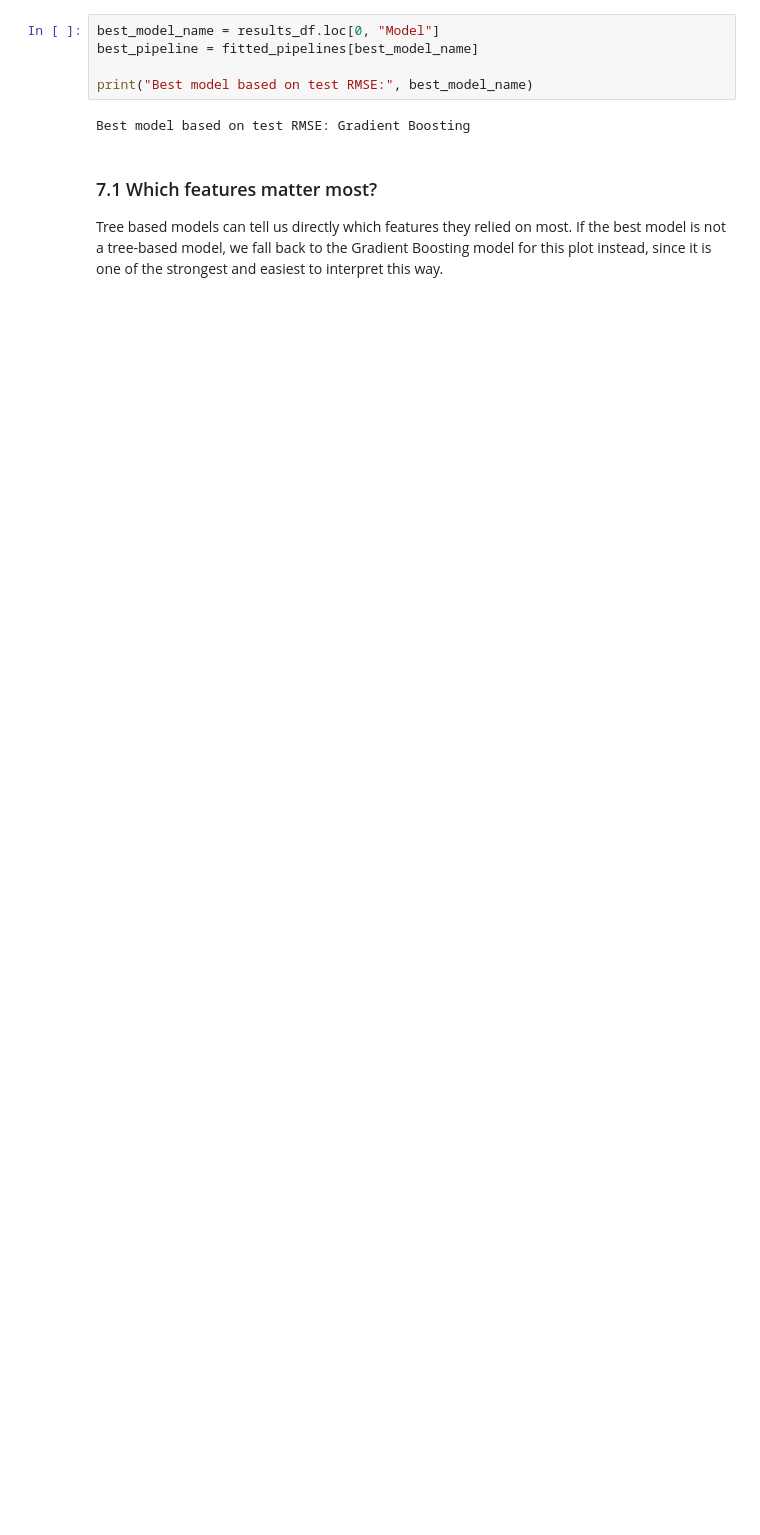
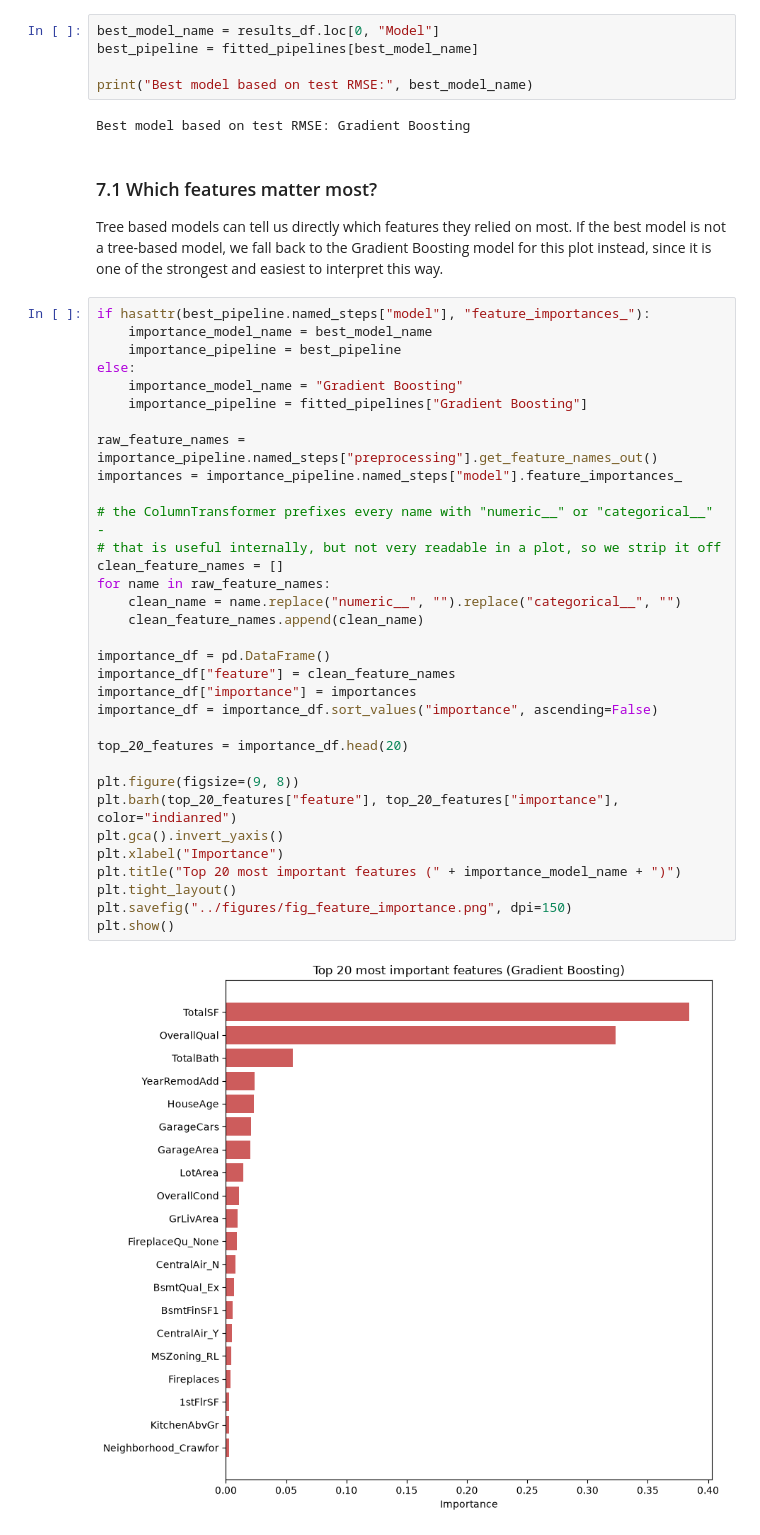
Before and after one commit to Majid-ctrl/Ames-Housing-Data-Cleaning-DS-Price-Prediction-Project, a Jupyter notebook: Notebook.ipynb, the cells around one changed output. Drawn from its saved outputs; the diff is of its cells as text; blank space fills up the shorter version.

```diff
--- a/Notebook.ipynb
+++ b/Notebook.ipynb
@@ -736,3 +736,38 @@ Tree based models can tell us directly which features they relied on most. If th
 best model is not a tree-based model, we fall back to the Gradient Boosting model for
 this plot instead, since it is one of the strongest and easiest to interpret this
 way.
+# %%
+if hasattr(best_pipeline.named_steps["model"], "feature_importances_"):
+    importance_model_name = best_model_name
+    importance_pipeline = best_pipeline
+else:
+    importance_model_name = "Gradient Boosting"
+    importance_pipeline = fitted_pipelines["Gradient Boosting"]
+
+raw_feature_names = importance_pipeline.named_steps["preprocessing"].get_feature_names_out()
+importances = importance_pipeline.named_steps["model"].feature_importances_
+
+# the ColumnTransformer prefixes every name with "numeric__" or "categorical__" -
+# that is useful internally, but not very readable in a plot, so we strip it off
+clean_feature_names = []
+for name in raw_feature_names:
+    clean_name = name.replace("numeric__", "").replace("categorical__", "")
+    clean_feature_names.append(clean_name)
+
+importance_df = pd.DataFrame()
+importance_df["feature"] = clean_feature_names
+importance_df["importance"] = importances
+importance_df = importance_df.sort_values("importance", ascending=False)
+
+top_20_features = importance_df.head(20)
+
+plt.figure(figsize=(9, 8))
+plt.barh(top_20_features["feature"], top_20_features["importance"], color="indianred")
+plt.gca().invert_yaxis()
+plt.xlabel("Importance")
+plt.title("Top 20 most important features (" + importance_model_name + ")")
+plt.tight_layout()
+plt.savefig("../figures/fig_feature_importance.png", dpi=150)
+plt.show()
+# %% [output]
+[figure, added]
```
Also changed, not shown: parts of 4 cells of this notebook.
